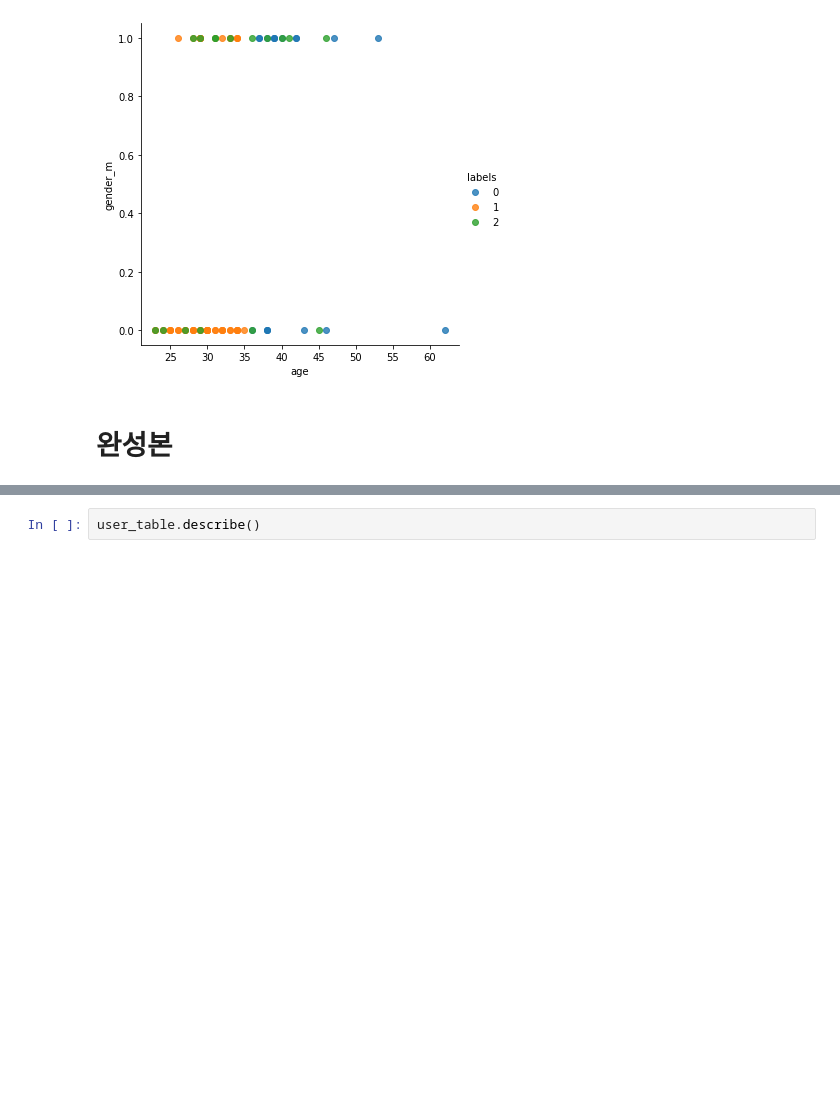
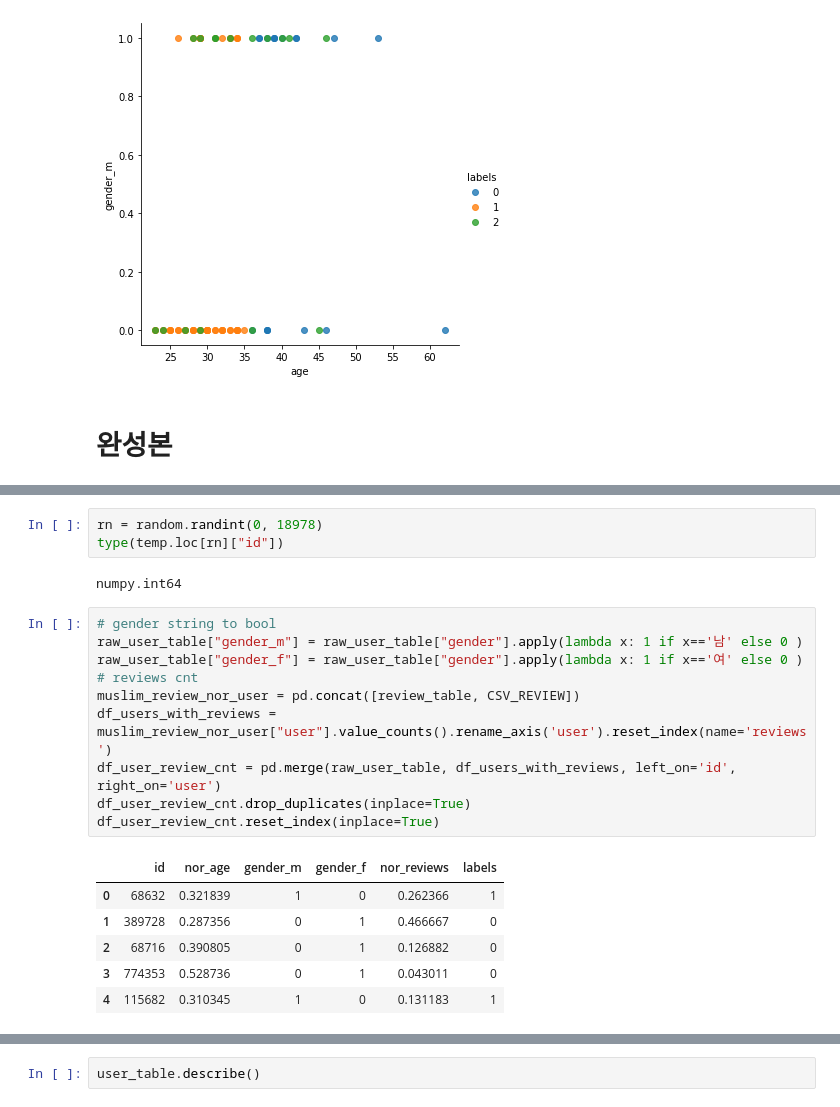
Before and after one commit to laugh4mile/HalalTimes, a Jupyter notebook: recommendation/recommendation_SVD_UserClustering_주정훈.ipynb, the cells around one changed output, grey strips where cells are left out. Drawn from its saved outputs; the diff is of its cells as text; blank space fills up the shorter version.

```diff
--- a/recommendation/recommendation_SVD_UserClustering_주정훈.ipynb
+++ b/recommendation/recommendation_SVD_UserClustering_주정훈.ipynb
@@ -1497,0 +1556,22 @@ raw_data
+# %%
+rn = random.randint(0, 18978)
+type(temp.loc[rn]["id"])
+# %% [output]
+numpy.int64
+# %%
+# gender string to bool
+raw_user_table["gender_m"] = raw_user_table["gender"].apply(lambda x: 1 if x=='남' else 0 )
+raw_user_table["gender_f"] = raw_user_table["gender"].apply(lambda x: 1 if x=='여' else 0 )
+# reviews cnt
+muslim_review_nor_user = pd.concat([review_table, CSV_REVIEW])
+df_users_with_reviews = muslim_review_nor_user["user"].value_counts().rename_axis('user').reset_index(name='reviews')
+df_user_review_cnt = pd.merge(raw_user_table, df_users_with_reviews, left_on='id', right_on='user')
+df_user_review_cnt.drop_duplicates(inplace=True)
+df_user_review_cnt.reset_index(inplace=True)
+# %% [output]
+|  | id | nor_age | gender_m | gender_f | nor_reviews | labels |
+| 0 | 68632 | 0.321839 | 1 | 0 | 0.262366 | 1 |
+| 1 | 389728 | 0.287356 | 0 | 1 | 0.466667 | 0 |
+| 2 | 68716 | 0.390805 | 0 | 1 | 0.126882 | 0 |
+| 3 | 774353 | 0.528736 | 0 | 1 | 0.043011 | 0 |
+| 4 | 115682 | 0.310345 | 1 | 0 | 0.131183 | 1 |
```
Also changed, not shown: parts of 27 cells of this notebook.
